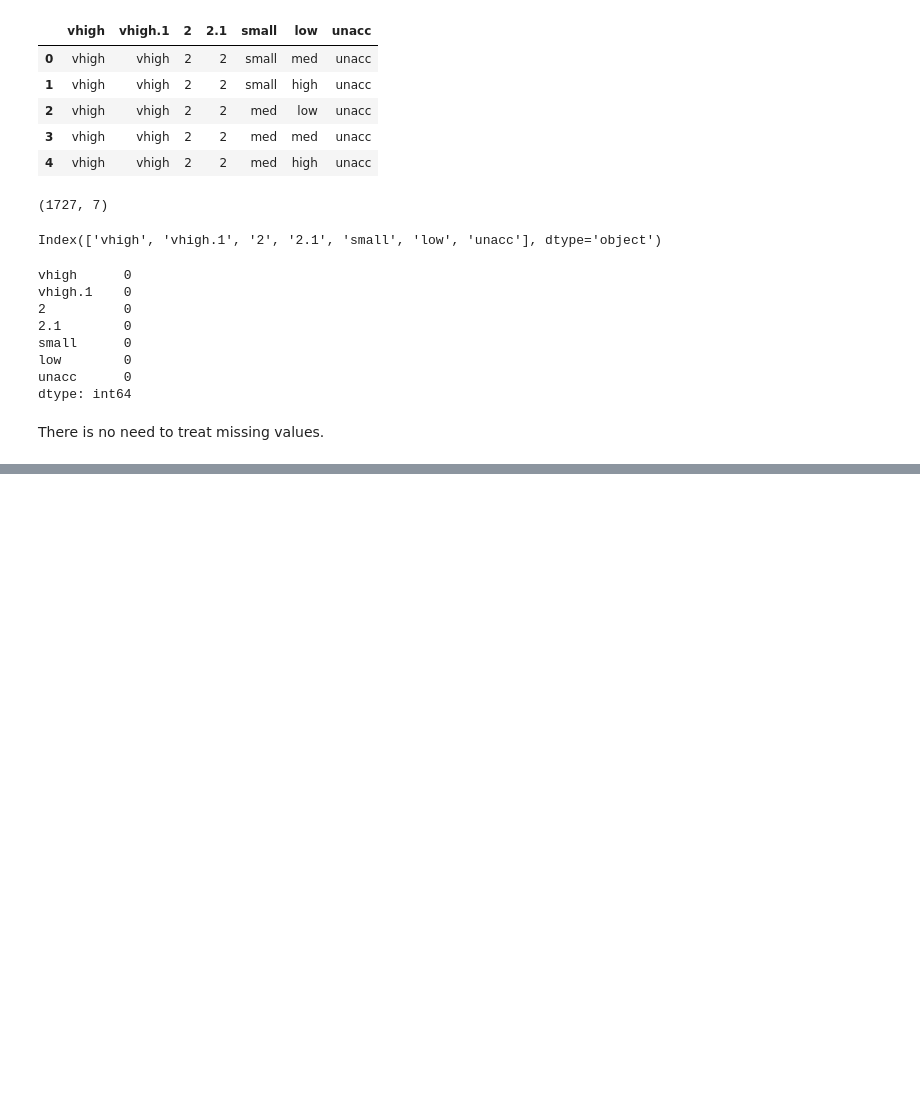
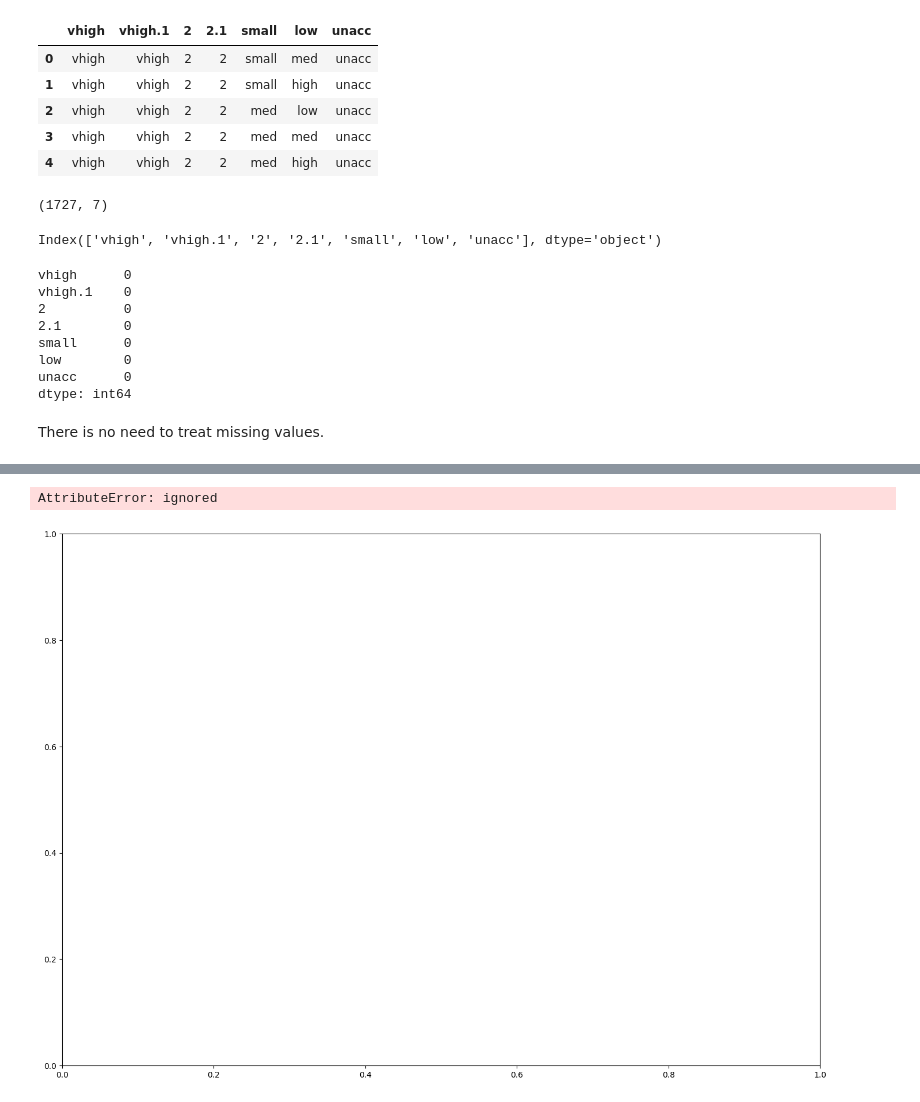
Before and after one commit to Abhimokashe/Decision-Tree-classifier, a Jupyter notebook: Decision_Tree_Classifier.ipynb, the cells around one changed output, grey strips where cells are left out. Saved outputs shown, nothing was run; the diff lists cells and outputs as text; code cells hidden in the pictures; blank space fills up the shorter version.

```diff
--- a/Decision_Tree_Classifier.ipynb
+++ b/Decision_Tree_Classifier.ipynb
@@ -100,0 +98,10 @@ Index(['class', 'class', 'class', 'class', 'class', 'class', 'class'], dtype='ob
+# %%
+le = preprocessing.LabelEncoder()
+df2['buying'] = le.fit_transform(df2['buying'])
+# %%
+df2['maint'] = le.fit_transform(df2['maint'])
+df2['persons'] = le.fit_transform(df2['persons'])
+df2['doors'] = le.fit_transform(df2['doors'])
+df2['lug_boot'] = le.fit_transform(df2['lug_boot'])
+df2['safety'] = le.fit_transform(df2['safety'])
+df2['class'] = le.fit_transform(df2['class'])
@@ -100,0 +117,9 @@ Index(['class', 'class', 'class', 'class', 'class', 'class', 'class'], dtype='ob
+# %%
+from sklearn.model_selection import train_test_split
+X = df2.drop('class',axis=1)
+y = df2['class']
+X_train,X_test,y_train,y_test = train_test_split(X,y,test_size=0.2,random_state=123)
+# %%
+from sklearn.tree import DecisionTreeClassifier
+classifier = DecisionTreeClassifier()
+y_decT = classifier.fit(X_train,y_train)
@@ -100,0 +146,6 @@ Index(['class', 'class', 'class', 'class', 'class', 'class', 'class'], dtype='ob
+# %%
+    plt.subplots(figsize=(17, 12))
+    classifier.plot_tree(y_decT, feature_names=X.columns, filled=True, rounded=True, class_names=y.unique())
+# %% [output]
+AttributeError: ignored
+[figure, added]
```
Also changed, not shown: parts of 8 cells of this notebook.
